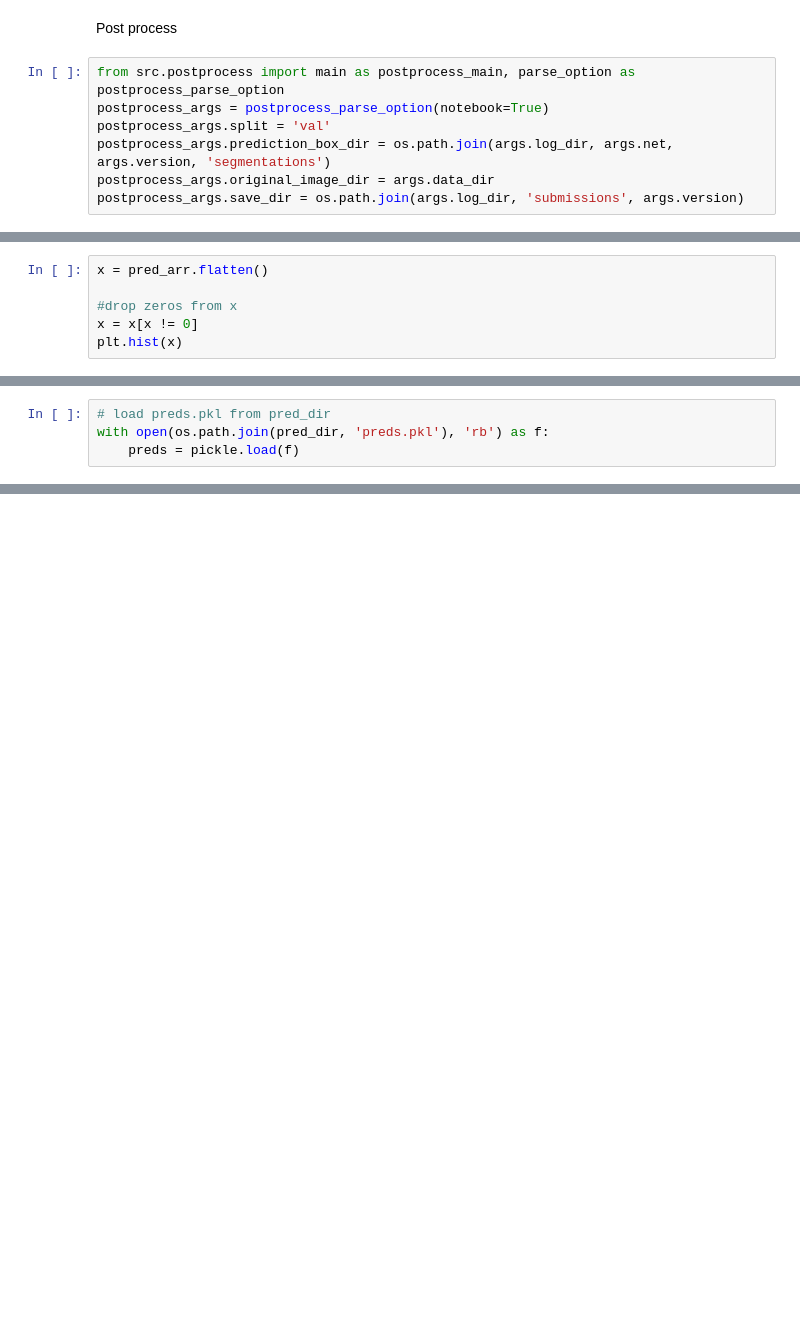
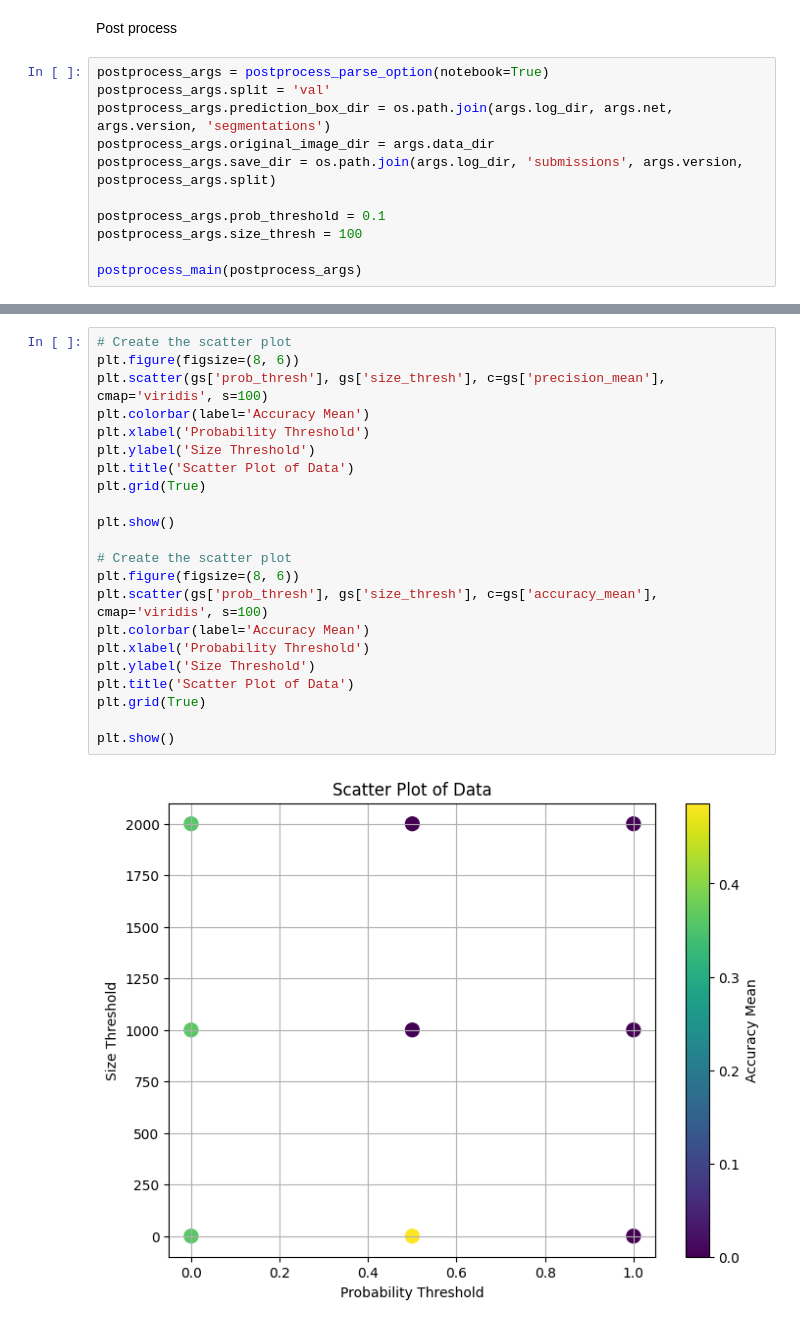
Before and after one commit to elidub/MedicalImaging_Ribfracture, a Jupyter notebook: notebooks/run_elias.ipynb, the cells around one changed output, grey strips where cells are left out. Drawn from its saved outputs; the diff is of its cells as text; blank space fills up the shorter version.

Commit message:
grid search

```diff
--- a/notebooks/run_elias.ipynb
+++ b/notebooks/run_elias.ipynb
@@ -61,9 +69,13 @@ HPU available: False, using: 0 HPUs
 # %% [markdown]
 Post process
 # %%
-from src.postprocess import main as postprocess_main, parse_option as postprocess_parse_option
 postprocess_args = postprocess_parse_option(notebook=True)
 postprocess_args.split = 'val'
 postprocess_args.prediction_box_dir = os.path.join(args.log_dir, args.net, args.version, 'segmentations')
 postprocess_args.original_image_dir = args.data_dir
-postprocess_args.save_dir = os.path.join(args.log_dir, 'submissions', args.version)
+postprocess_args.save_dir = os.path.join(args.log_dir, 'submissions', args.version, postprocess_args.split)
+
+postprocess_args.prob_threshold = 0.1
+postprocess_args.size_thresh = 100
+
+postprocess_main(postprocess_args)
@@ -72,6 +81,0 @@ pred_arr = postprocess_main(postprocess_args)
-# %%
-x = pred_arr.flatten()
-
-#drop zeros from x
-x = x[x != 0]
-plt.hist(x)
@@ -95,4 +81,0 @@ pred_dir
-# %%
-# load preds.pkl from pred_dir
-with open(os.path.join(pred_dir, 'preds.pkl'), 'rb') as f:
-    preds = pickle.load(f)
@@ -120,0 +131,24 @@ preds[0]
+# %%
+# Create the scatter plot
+plt.figure(figsize=(8, 6))
+plt.scatter(gs['prob_thresh'], gs['size_thresh'], c=gs['precision_mean'], cmap='viridis', s=100)
+plt.colorbar(label='Accuracy Mean')
+plt.xlabel('Probability Threshold')
+plt.ylabel('Size Threshold')
+plt.title('Scatter Plot of Data')
+plt.grid(True)
+
+plt.show()
+
+# Create the scatter plot
+plt.figure(figsize=(8, 6))
+plt.scatter(gs['prob_thresh'], gs['size_thresh'], c=gs['accuracy_mean'], cmap='viridis', s=100)
+plt.colorbar(label='Accuracy Mean')
+plt.xlabel('Probability Threshold')
+plt.ylabel('Size Threshold')
+plt.title('Scatter Plot of Data')
+plt.grid(True)
+
+plt.show()
+# %% [output]
+[figure, added]
```
Also changed, not shown: parts of 10 cells of this notebook, 1 other file.
